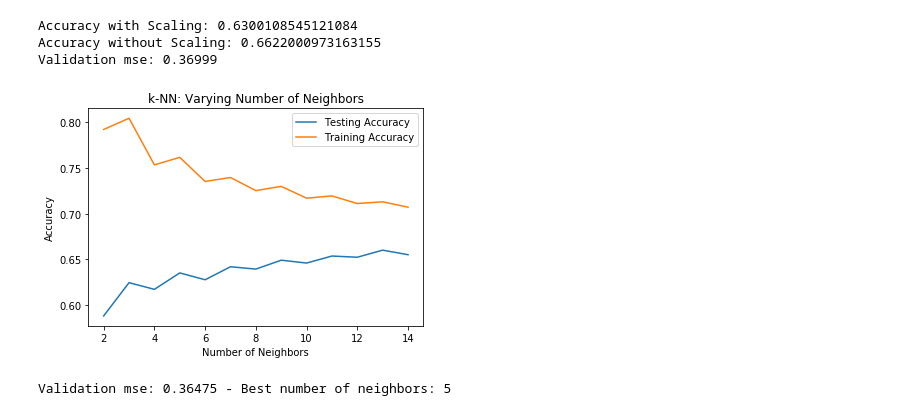
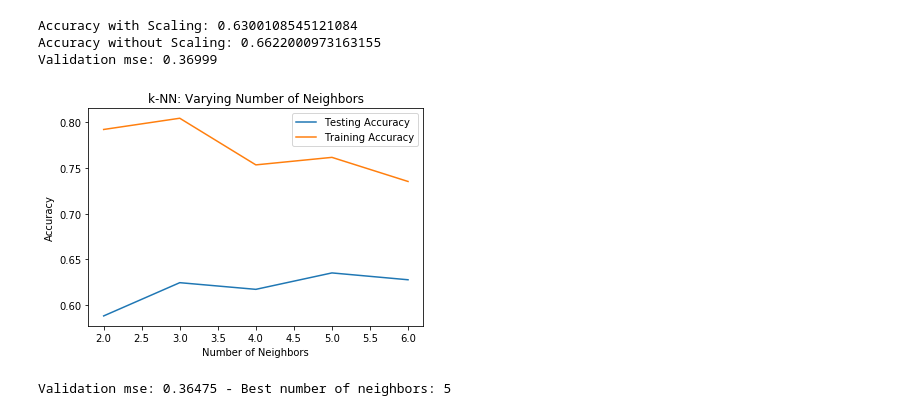
Before and after one commit to carcrupe/TFM, a Jupyter notebook: Heart_stroke_predictor.ipynb, the cells around one changed output. Saved outputs shown, nothing was run; the diff lists cells and outputs as text; code cells hidden in the pictures.

```diff
--- a/Heart_stroke_predictor.ipynb
+++ b/Heart_stroke_predictor.ipynb
@@ -539,35 +539,35 @@ scaler = StandardScaler()
 # Create X scaled
 features = ['Age', 'Sex', 'Height', 'Weight','SystolicPressure', 'DiastolicPressure', 'Cholesterol', 'Diabetes', 'Smoker', 'Alcoholic',
            'ActiveSport']
 
 X_scaled = scaler.fit_transform(X[features])
 train_X, test_X, train_y, test_y = train_test_split(X_scaled, y, test_size=0.4, random_state=1)
 
 #Let us iterate to find the best number of neighbors for the model and check performance for both training and test sets
 
-neighbors = np.arange(2, 15)
+neighbors = np.arange(2, 7)
 train_accuracy = []
 test_accuracy = []
 
 # Loop over different values of k
 for i, k in enumerate(neighbors):
     knn = KNeighborsClassifier(n_neighbors=k)
     # Fit the classifier to the training data
     knn.fit(train_X,train_y)
     #Compute accuracy on the training set
     train_accuracy.append(knn.score(train_X, train_y))
     #Compute accuracy on the testing set
     test_accuracy.append(knn.score(test_X, test_y))
 
 # Generate plot
 plt.title('k-NN: Varying Number of Neighbors');
 plt.plot(neighbors, test_accuracy, label = 'Testing Accuracy');
 plt.plot(neighbors, train_accuracy, label = 'Training Accuracy');
 plt.legend()
 plt.xlabel('Number of Neighbors');
 plt.ylabel('Accuracy');
 # %% [output]
-[figure, old version]
+[figure, new version]
 # %%
 #We take the best number of neighbors based on the previous graph. We select a trade off between training and test accuracy
 best_neighbors = 5
```
Also changed, not shown: parts of 8 cells of this notebook, 1 other file.
